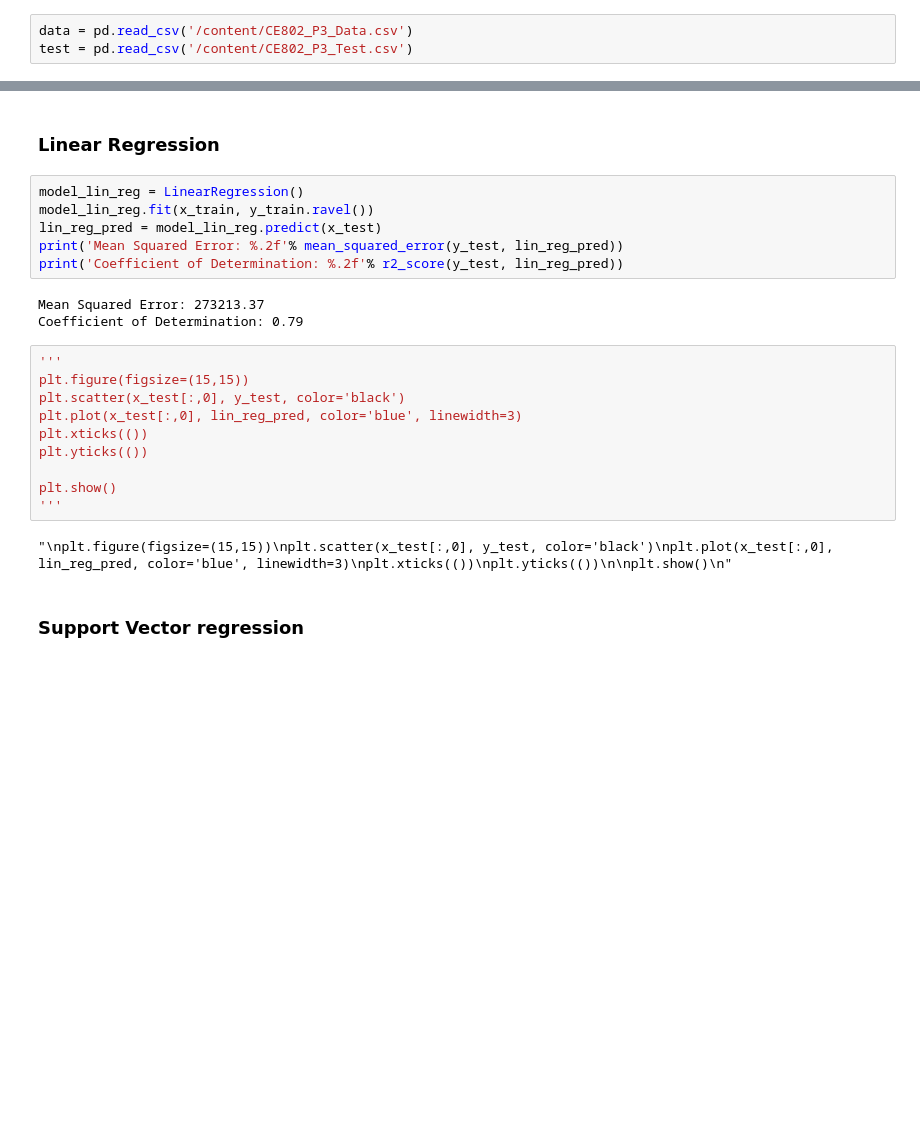
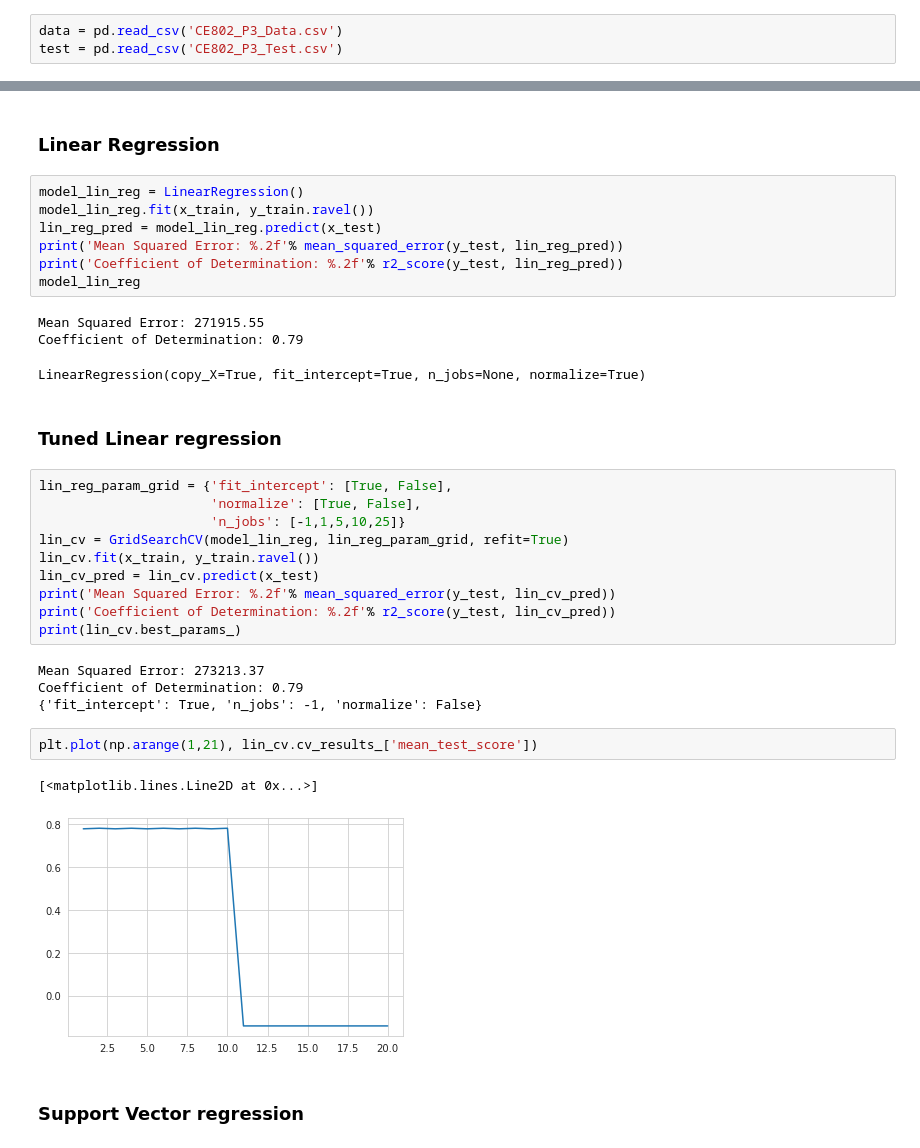
Before and after one commit to ab17254/ce802, a Jupyter notebook: CE802_P3_Notebook.ipynb, the cells around one changed output, grey strips where cells are left out. Cells and saved outputs as stored; diff of their text form; blank space fills up the shorter version.

```diff
--- a/CE802_P3_Notebook.ipynb
+++ b/CE802_P3_Notebook.ipynb
@@ -29,8 +14,8 @@ from sklearn import svm
 
 sns.set_style('whitegrid')
 # %%
-data = pd.read_csv('/content/CE802_P3_Data.csv')
-test = pd.read_csv('/content/CE802_P3_Test.csv')
+data = pd.read_csv('CE802_P3_Data.csv')
+test = pd.read_csv('CE802_P3_Test.csv')
 # %%
 data.head()
 # %% [output]
@@ -94,21 +79,32 @@ model_lin_reg.fit(x_train, y_train.ravel())
 lin_reg_pred = model_lin_reg.predict(x_test)
 print('Mean Squared Error: %.2f'% mean_squared_error(y_test, lin_reg_pred))
 print('Coefficient of Determination: %.2f'% r2_score(y_test, lin_reg_pred))
+model_lin_reg
 # %% [output]
-Mean Squared Error: 273213.37
+Mean Squared Error: 271915.55
 Coefficient of Determination: 0.79
+LinearRegression(copy_X=True, fit_intercept=True, n_jobs=None, normalize=True)
-# %%
-'''
-plt.figure(figsize=(15,15))
-plt.scatter(x_test[:,0], y_test, color='black')
-plt.plot(x_test[:,0], lin_reg_pred, color='blue', linewidth=3)
-plt.xticks(())
-plt.yticks(())
-
-plt.show()
-'''
-# %% [output]
-"\nplt.figure(figsize=(15,15))\nplt.scatter(x_test[:,0], y_test, color='black')\nplt.plot(x_test[:,0], lin_reg_pred, color='blue', linewidth=3)\nplt.xticks(())\nplt.yticks(())\n\nplt.show()\n"
+# %% [markdown]
+### Tuned Linear regression
+# %%
+lin_reg_param_grid = {'fit_intercept': [True, False],
+                      'normalize': [True, False],
+                      'n_jobs': [-1,1,5,10,25]}
+lin_cv = GridSearchCV(model_lin_reg, lin_reg_param_grid, refit=True)
+lin_cv.fit(x_train, y_train.ravel())
+lin_cv_pred = lin_cv.predict(x_test)
+print('Mean Squared Error: %.2f'% mean_squared_error(y_test, lin_cv_pred))
+print('Coefficient of Determination: %.2f'% r2_score(y_test, lin_cv_pred))
+print(lin_cv.best_params_)
+# %% [output]
+Mean Squared Error: 273213.37
+Coefficient of Determination: 0.79
+{'fit_intercept': True, 'n_jobs': -1, 'normalize': False}
+# %%
+plt.plot(np.arange(1,21), lin_cv.cv_results_['mean_test_score'])
+# %% [output]
+[<matplotlib.lines.Line2D at 0x...>]
+[figure, added]
 # %% [markdown]
 ### Support Vector regression
 # %%
```
Also changed, not shown: parts of 8 cells of this notebook.
